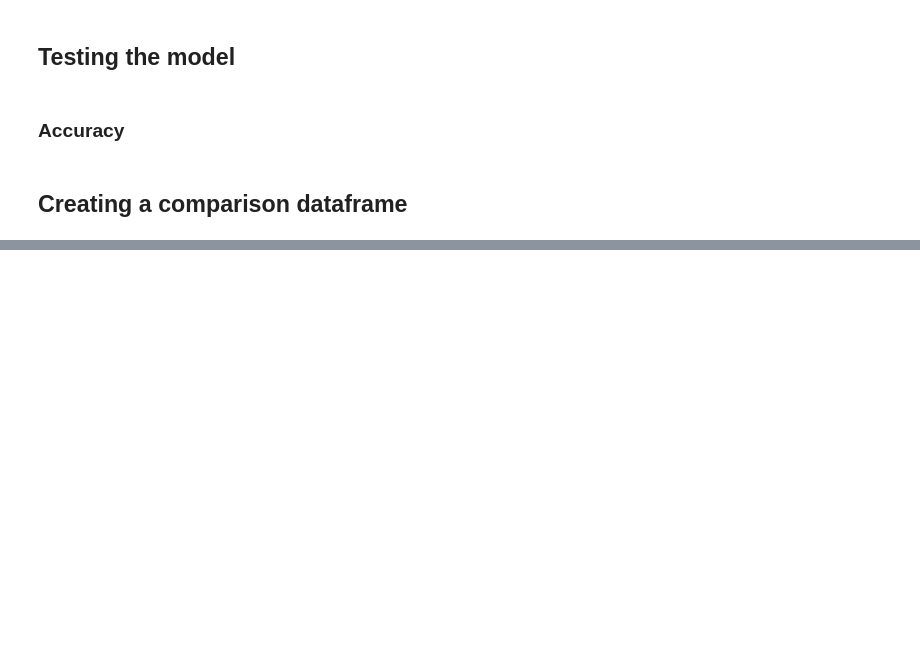
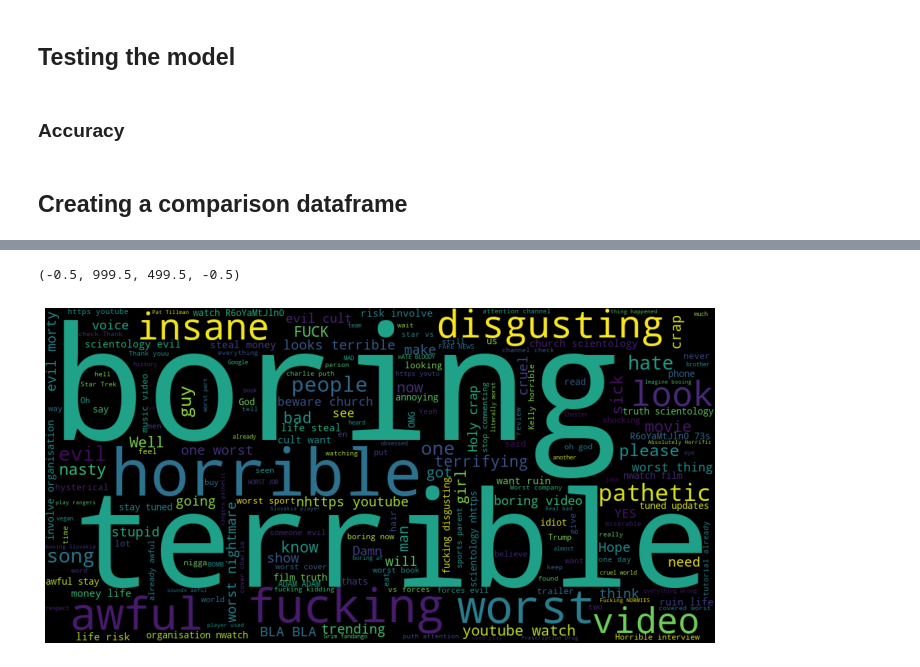
Before and after one commit to subham2728/YouTube-Sentiment-Analysis, a Jupyter notebook: youtube.ipynb, the cells around one changed output, grey strips where cells are left out. Drawn from its saved outputs; the diff is of its cells as text; code cells hidden in the pictures; blank space fills up the shorter version.

```diff
--- a/youtube.ipynb
+++ b/youtube.ipynb
@@ -461,0 +537,4 @@ comparison
+# %%
+comments_negative=comments[comments['polarity']==-1]
+
+comments_negative.head()
@@ -461,0 +548,11 @@ comparison
+# %%
+total_comments=' '.join(comments_negative['comment_text'])
+# %%
+wordcloud=WordCloud(width=1000,height=500,stopwords=stopwords).generate(total_comments)
+# %%
+plt.figure(figsize=(12,8))
+plt.imshow(wordcloud)
+plt.axis('off')
+# %% [output]
+(-0.5, 999.5, 499.5, -0.5)
+[figure, added]
```
Also changed, not shown: parts of 39 cells of this notebook.
